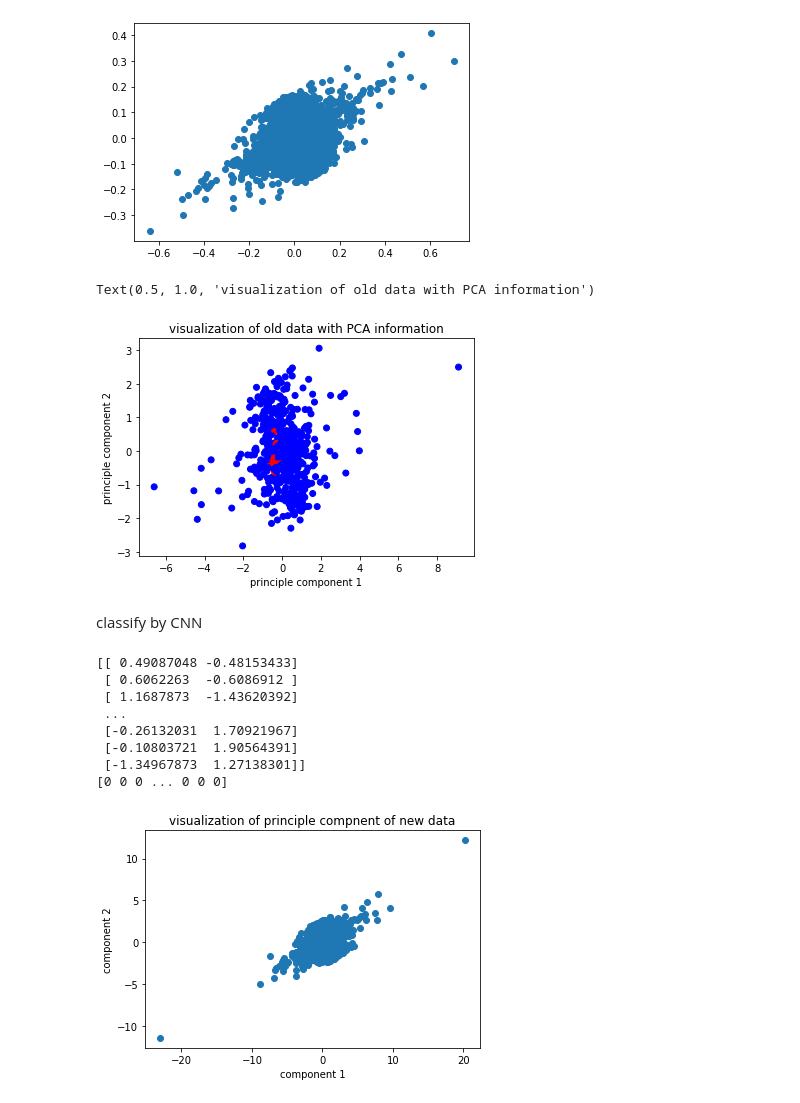
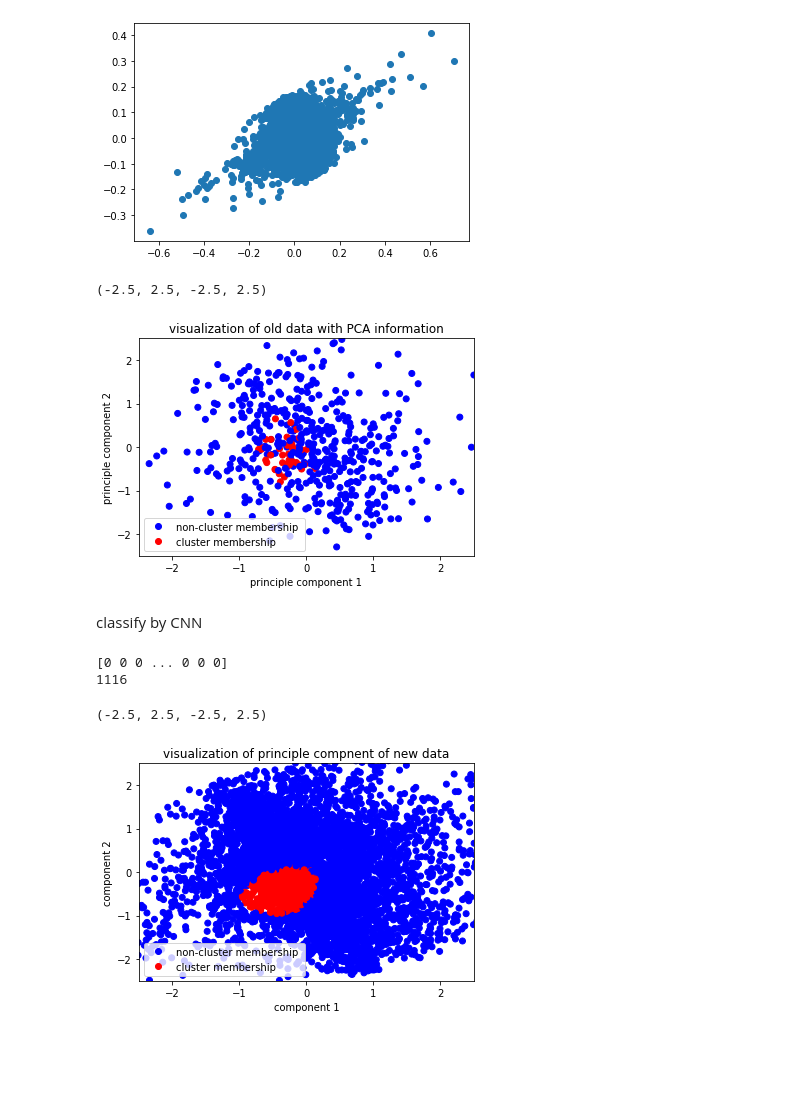
Before and after one commit to jimmylihui/project, a Jupyter notebook: Untitled.ipynb, the cells around one changed output. Drawn from its saved outputs; the diff is of its cells as text; code cells hidden in the pictures; blank space fills up the shorter version.

```diff
--- a/Untitled.ipynb
+++ b/Untitled.ipynb
@@ -1076,9 +1076,12 @@ plt.scatter(values_reduced[:, 0], values_reduced[:, 1], c=colormap[tag]) # plot
 plt.xlabel("principle component 1")
 plt.ylabel("principle component 2")
 plt.title("visualization of old data with PCA information")
+classes = ['non-cluster membership ', 'cluster membership ']
+plt.legend(handles=scatter.legend_elements()[0], labels=classes)
+plt.axis([-2.5, 2.5, -2.5, 2.5])
 # %% [output]
-Text(0.5, 1.0, 'visualization of old data with PCA information')
+(-2.5, 2.5, -2.5, 2.5)
-[figure, old version]
+[figure, new version]
 # %% [markdown]
 classify by CNN
 # %%
@@ -1114,43 +1117,54 @@ for n in new_data:
 miniminutes_new_data=[]
 for n in arc_minute_new_data:
   temp=[(n[0]-289.148202)*60,(n[1]-30.183466)*60,n[2],n[3]]
   miniminutes_new_data.append(temp)
 # print(miniminutes_new_data)
 #plot new data
 
 standard_minutes_new_data=StandardScaler().fit_transform(miniminutes_new_data)
 principalComponents_minutes_new_data = rbf_pca.transform(standard_minutes_new_data)
-plt.scatter(principalComponents_minutes_new_data[:, 0], principalComponents_minutes_new_data[:, 1])
-plt.xlabel("component 1")#setting name of x label
-plt.ylabel("component 2")#setting name of y label
-plt.title('visualization of principle compnent of new data')
-print(principalComponents_minutes_new_data)
+# plt.scatter(principalComponents_minutes_new_data[:, 0], principalComponents_minutes_new_data[:, 1])
+# plt.xlabel("component 1")#setting name of x label
+# plt.ylabel("component 2")#setting name of y label
+# plt.title('visualization of principle compnent of new data')
+# print(principalComponents_minutes_new_data)
 
 
 
 
 
 #predict with svm
 tags_pred_minute_new_Data = rbf_kernel_svm_clf.predict(principalComponents_minutes_new_data)
 print(tags_pred_minute_new_Data)
 
 prediction=[]
+
 count=0
+number_of_member=0
 for n in tags_pred_minute_new_Data:
   temp=[new_minute_data_id[count],n]
+  if n==1:
+    number_of_member=number_of_member+1
   count=count+1
   prediction.append(temp)
+print(number_of_member)
 with open("prediction.txt", "w+") as f:
   for i in prediction:
         f.write(str(i))
         f.write('\n')
+
+colors = ListedColormap(['b','r'])
+
+plt.xlabel("component 1")#setting name of x label
+plt.ylabel("component 2")#setting name of y label
+plt.title('visualization of principle compnent of new data')
+
+plt.scatter(principalComponents_minutes_new_data[:, 0], principalComponents_minutes_new_data[:, 1],c=tags_pred_minute_new_Data,cmap=colors)
+classes = ['non-cluster membership ', 'cluster membership ']
+plt.legend(handles=scatter.legend_elements()[0], labels=classes)
+plt.axis([-2.5, 2.5, -2.5, 2.5])
 # %% [output]
-[[ 0.49087048 -0.48153433]
- [ 0.6062263  -0.6086912 ]
- [ 1.1687873  -1.43620392]
- ...
- [-0.26132031  1.70921967]
- [-0.10803721  1.90564391]
- [-1.34967873  1.27138301]]
 [0 0 0 ... 0 0 0]
+1116
+(-2.5, 2.5, -2.5, 2.5)
-[figure, old version]
+[figure, new version]
```
Also changed, not shown: parts of 7 cells of this notebook.
